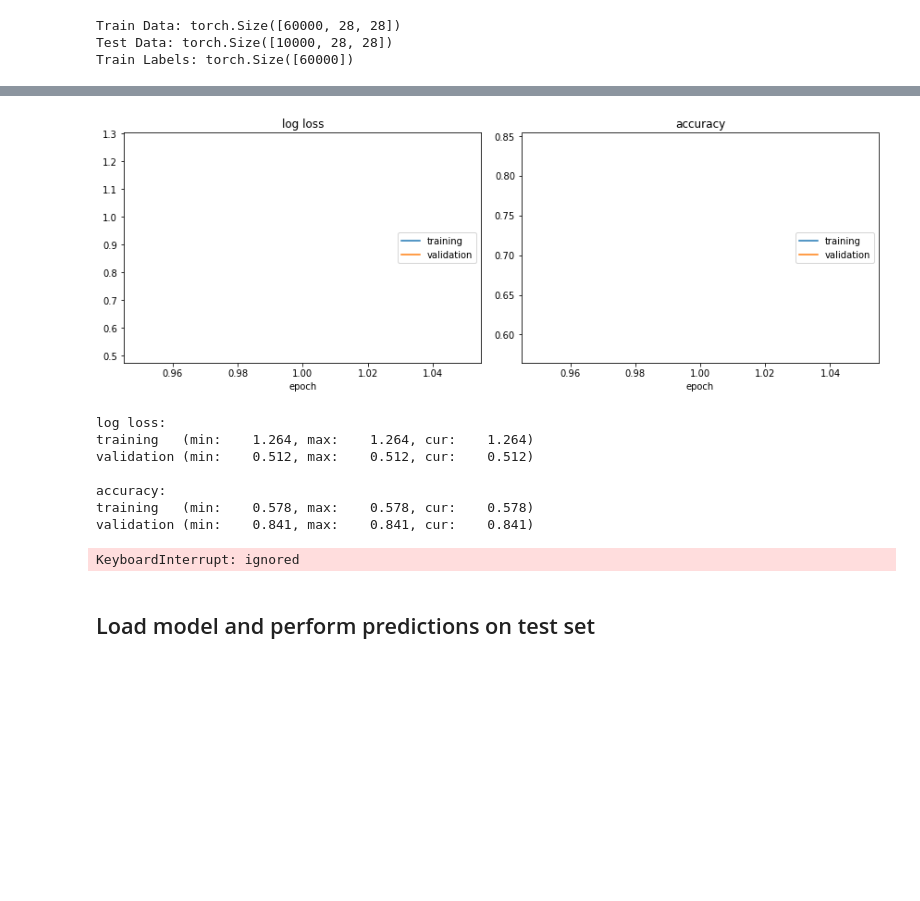
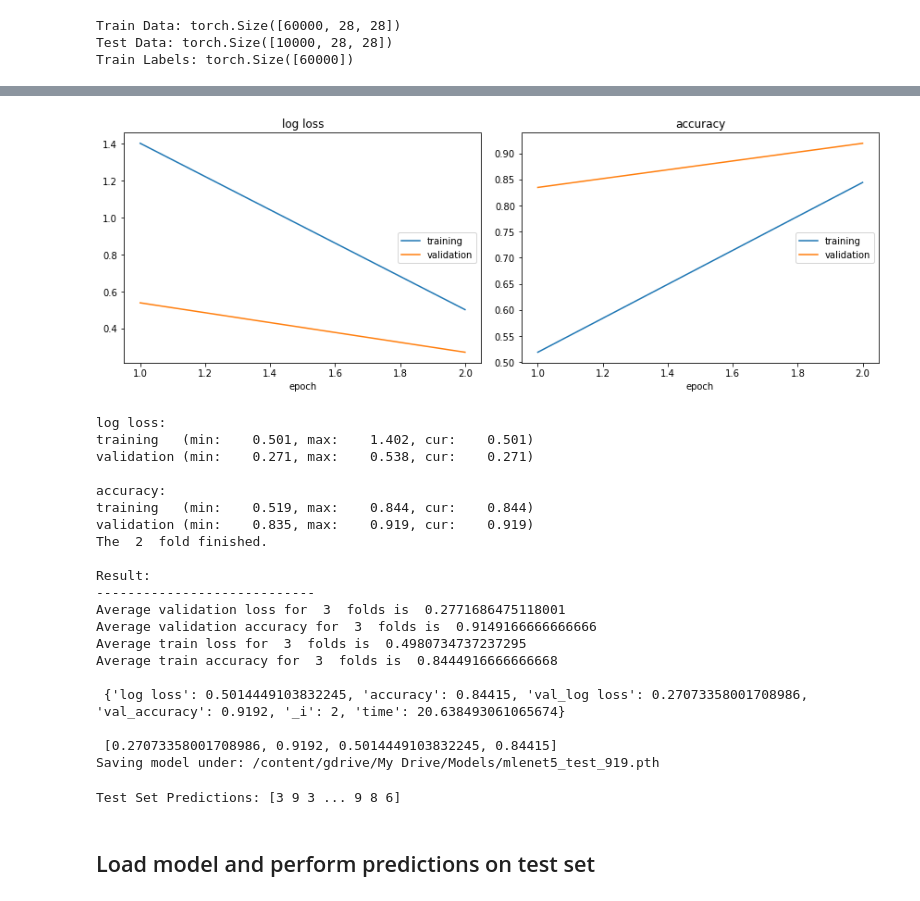
Before and after one commit to dekape/kmnist, a Jupyter notebook: KMNIST_Layout.ipynb, the cells around one changed output, grey strips where cells are left out. Saved outputs shown, nothing was run; the diff lists cells and outputs as text; code cells hidden in the pictures; blank space fills up the shorter version.

```diff
--- a/KMNIST_Layout.ipynb
+++ b/KMNIST_Layout.ipynb
@@ -232,40 +266,80 @@ Count: 5
 # %%
 # Lenet5 Dropout no augmentation, K-Fold
+# Model Name
+MODEL_NAME = "mlenet5_test"
+
 # Hyperparameters
-
 lr = 1e-2
 momentum = 0.5
 batch_size = 64
 test_batch_size = 1000
-n_epochs = 30
+n_epochs = 2
+patience=5
+early_stop_tol = 0.000
+n_folds=3
+weight_decay=0
 
+# Define/Load Model, Optimiser and Loss Function
 model = mLeNet5().to(device)
-optimiser = torch.optim.SGD(model.parameters(), lr=lr, momentum=momentum, weight_decay=0 )
+optimiser = torch.optim.SGD(model.parameters(), lr=lr, momentum=momentum, weight_decay=weight_decay)
 loss_function = nn.CrossEntropyLoss()
 
 
-ttt = KFoldValidation(X, y, model, optimiser, loss_function, batch_size, test_batch_size,
+# Create Supervised Learning Object
+learning = KFoldValidation(X, y, model, optimiser, loss_function, batch_size, test_batch_size,
                  device=device,
                  confusion_matrix=True,
                  transform=False,
-                 seed=42, n_epochs=30,
-                 n_folds=3,
+                 seed=42, n_epochs=n_epochs,
+                 n_folds=n_folds,
                  early_stop = False,
-                 patience = 5,
-                 tol = 0.001
+                 patience = patience,
+                 tol = early_stop_tol
                      )
 
-ttt.cross_validation()
+
+# Train K-Fold validation model
+learning.cross_validation()
+print("\n", learning.logs)
+print("\n", learning.result)
+
+# Saving model
+path = F"/content/gdrive/My Drive/Models/"
+full_save(path, MODEL_NAME, model, optimiser, loss_function, early_stop_tol, learning.logs["_i"], lr, momentum, weight_decay, n_folds, learning.transform, learning.logs["val_accuracy"], learning.logs["val_log loss"], train_time=learning.logs["time"])
+
+
+# Evaluate and save test dataset prediction
+norm_mean, norm_std = torch.mean(X/255.), torch.std(X/255.)
+y_preds, sub = evaluate_test(X_test, model, norm_mean, norm_std,
+                                       test_batch_size=test_batch_size,
+                                       test_transform=None,
+                                       device=device,
+                                       save_to_csv=True,
+                                       path=path+"PREDICTION_FILE_NAME_HERE.csv")
+print("\nTest Set Predictions:",y_preds)
 # %% [output]
-[figure, old version]
+[figure, new version]
 log loss:
-training   (min:    1.264, max:    1.264, cur:    1.264)
-validation (min:    0.512, max:    0.512, cur:    0.512)
+training   (min:    0.501, max:    1.402, cur:    0.501)
+validation (min:    0.271, max:    0.538, cur:    0.271)
 
 accuracy:
-training   (min:    0.578, max:    0.578, cur:    0.578)
-validation (min:    0.841, max:    0.841, cur:    0.841)
+training   (min:    0.519, max:    0.844, cur:    0.844)
+validation (min:    0.835, max:    0.919, cur:    0.919)
+The  2  fold finished.
+
+Result:
+----------------------------
+Average validation loss for  3  folds is  0.2771686475118001
+Average validation accuracy for  3  folds is  0.9149166666666666
+Average train loss for  3  folds is  0.4980734737237295
+Average train accuracy for  3  folds is  0.8444916666666668
+
+ {'log loss': 0.5014449103832245, 'accuracy': 0.84415, 'val_log loss': 0.27073358001708986, 'val_accuracy': 0.9192, '_i': 2, 'time': 20.638493061065674}
+
+ [0.27073358001708986, 0.9192, 0.5014449103832245, 0.84415]
+Saving model under: /content/gdrive/My Drive/Models/mlenet5_test_919.pth
-KeyboardInterrupt: ignored
+Test Set Predictions: [3 9 3 ... 9 8 6]
 # %% [markdown]
 ## Load model and perform predictions on test set
 # %%
```
Also changed, not shown: parts of 10 cells of this notebook.
